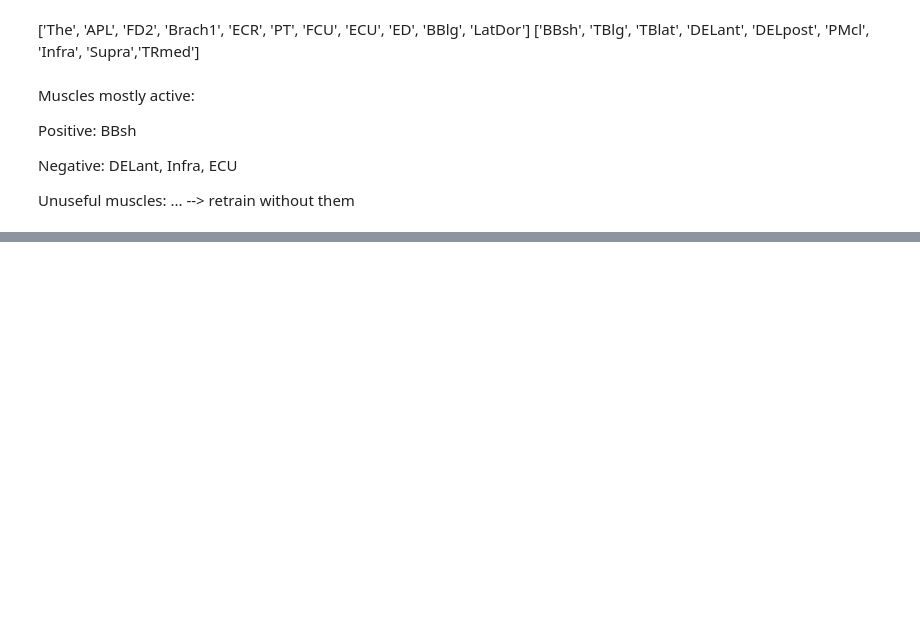
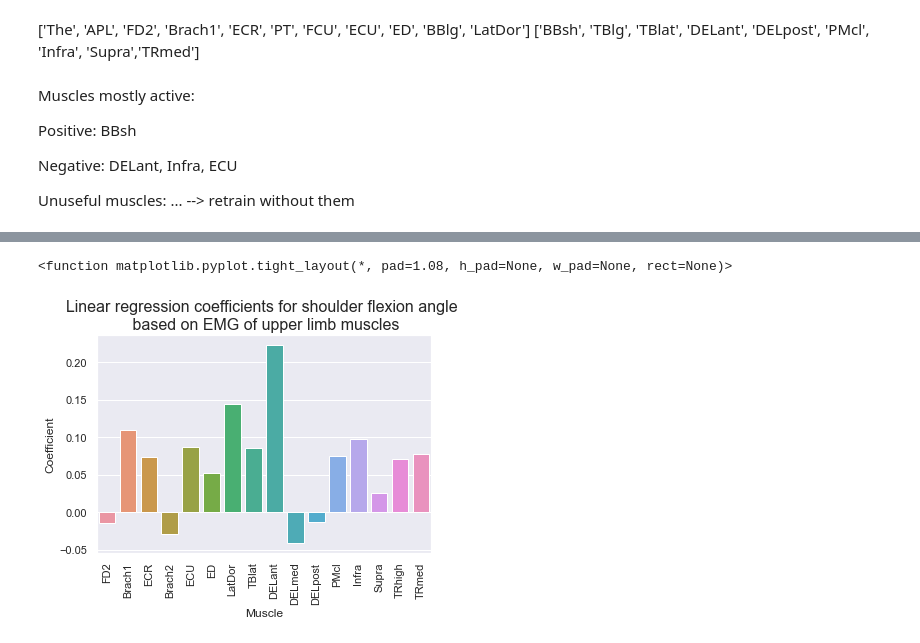
Before and after one commit to davidcian/motion-tracking-triggered-ees, a Jupyter notebook: EMG_analysis/Mapping/EMG - linear reg.ipynb, the cells around one changed output, grey strips where cells are left out. Cells and saved outputs as stored; diff of their text form; code cells hidden in the pictures; blank space fills up the shorter version.

```diff
--- a/EMG_analysis/Mapping/EMG - linear reg.ipynb
+++ b/EMG_analysis/Mapping/EMG - linear reg.ipynb
@@ -880,0 +993,8 @@ Unuseful muscles:
+# %%
+data5 = pd.DataFrame(data={'Muscle': ['FD2', 'Brach1', 'ECR', 'Brach2', 'ECU', 'ED', 'LatDor','TBlat', 'DELant', 'DELmed', 'DELpost', 'PMcl', 'Infra', 'Supra', 'TRhigh', 'TRmed'],
+        'Contraction': [reg_angle5.coef_[:,0][0], reg_angle5.coef_[:,0][1],reg_angle5.coef_[:,0][2],reg_angle5.coef_[:,0][3],
+        reg_angle5.coef_[:,0][4],reg_angle5.coef_[:,0][5],reg_angle5.coef_[:,0][6],reg_angle5.coef_[:,0][7],
+        reg_angle5.coef_[:,0][8],reg_angle5.coef_[:,0][9],reg_angle5.coef_[:,0][10],reg_angle5.coef_[:,0][11],
+        reg_angle5.coef_[:,0][12],reg_angle5.coef_[:,0][13],reg_angle5.coef_[:,0][14],reg_angle5.coef_[:,0][15]]})
+
+data5
@@ -880,0 +1019,11 @@ Unuseful muscles:
+# %%
+sns.color_palette('dark')
+
+plt.xticks(rotation=90)
+sns.barplot(x='Muscle', y='Contraction',data=data5)
+plt.ylabel('Coefficient')
+plt.title('Linear regression coefficients for shoulder flexion angle \n based on EMG of upper limb muscles', fontsize=16)
+plt.tight_layout
+# %% [output]
+<function matplotlib.pyplot.tight_layout(*, pad=1.08, h_pad=None, w_pad=None, rect=None)>
+[figure, added]
```
Also changed, not shown: parts of 10 cells of this notebook.
